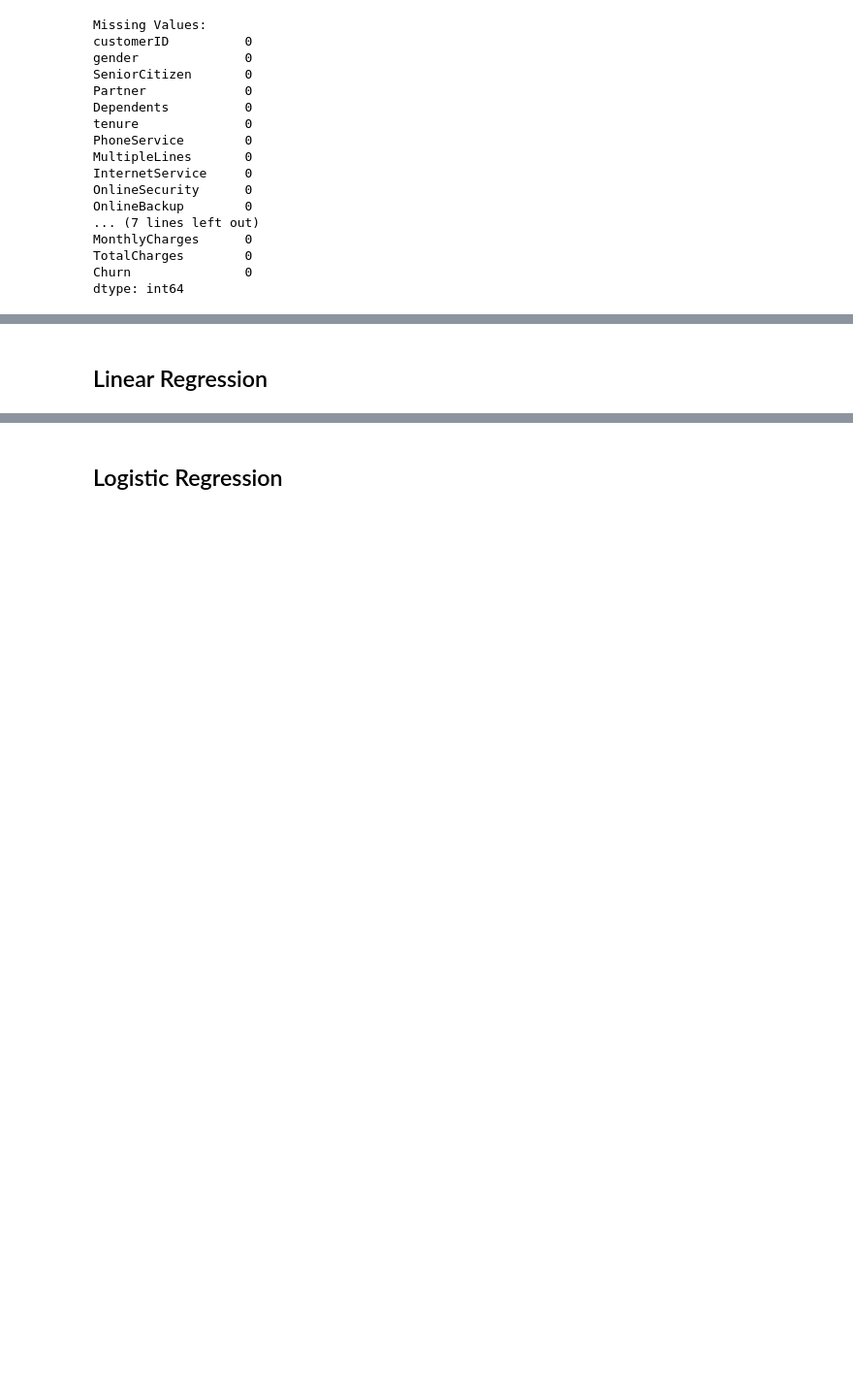
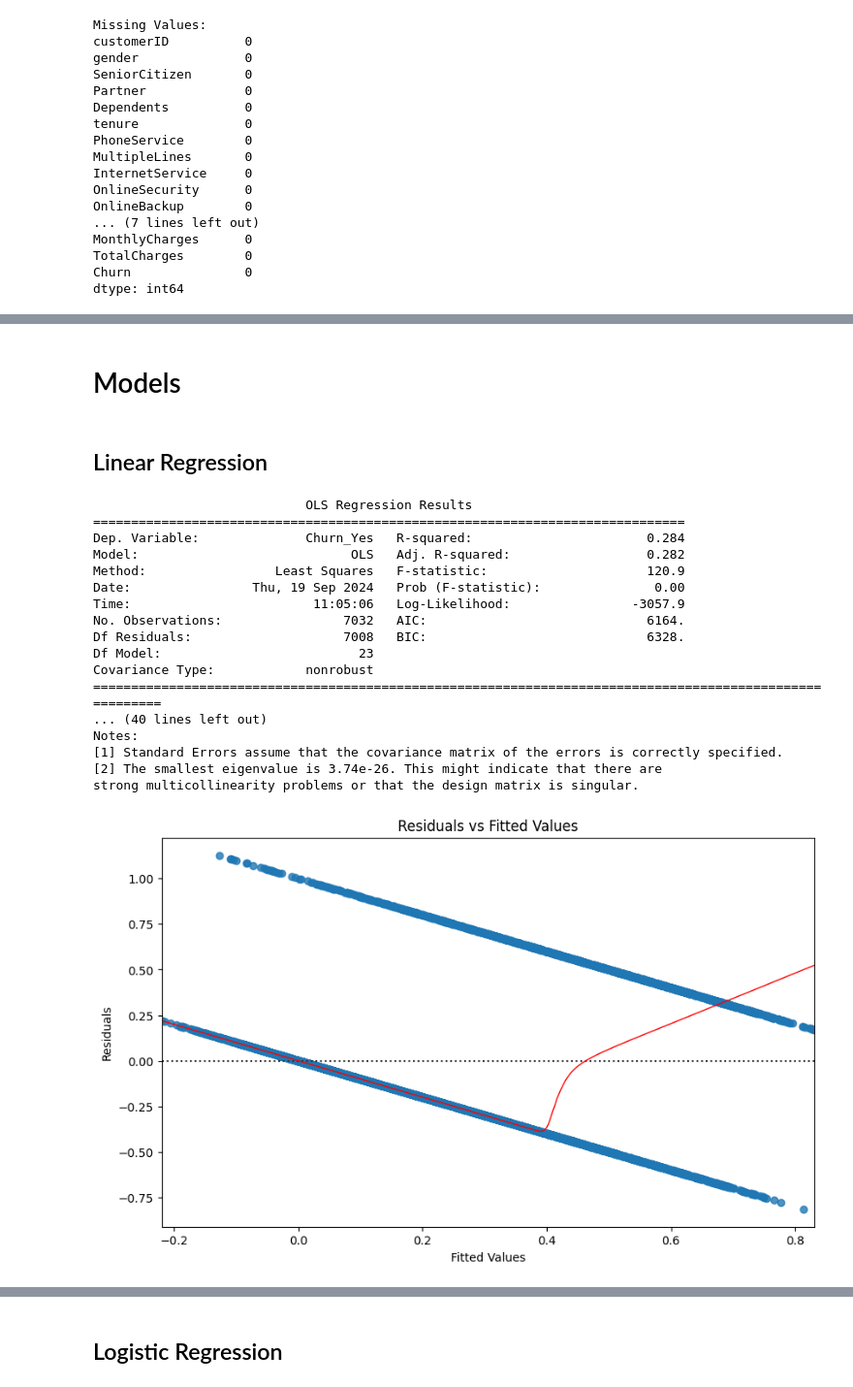
Before and after one commit to aghakishiyeva/Interpretable-ML-II, a Jupyter notebook: AIPI590_Assignment_3.ipynb, the cells around one changed output, grey strips where cells are left out. Shown: that part at 97% size. Cells and saved outputs as stored; diff of their text form; code cells hidden in the pictures; blank space fills up the shorter version.

```diff
--- a/AIPI590_Assignment_3.ipynb
+++ b/AIPI590_Assignment_3.ipynb
@@ -82,4 +81,0 @@ dtype: object
-# %%
-# Data preprocessing
-df['SeniorCitizen'] = df['SeniorCitizen'].astype('category')
-df['TotalCharges'] = pd.to_numeric(df['TotalCharges'], errors='coerce')
@@ -142,2 +134,55 @@ plt.show()
+# %% [markdown]
+# Models
 # %% [markdown]
 ## Linear Regression
+# %%
+categorical_features.append("Churn")
+df_dummies = pd.get_dummies(df[categorical_features], drop_first=True).astype(int)
+
+df_final = pd.concat([df[numeric_features], df_dummies], axis=1)
+
+target = "Churn_Yes"
+X_vars = df_final.drop(columns=[target])
+y_var = df_final[target]
+
+X_vars = sm.add_constant(X_vars)
+
+vif_df = pd.DataFrame({
+    "feature": X_vars.columns,
+    "VIF": [variance_inflation_factor(X_vars.values, idx) for idx in range(X_vars.shape[1])]
+})
+
+linear_model = sm.OLS(y_var, X_vars).fit()
+
+print(linear_model.summary())
+
+plt.figure(figsize=(10, 6))
+sns.residplot(x=linear_model.fittedvalues, y=linear_model.resid, lowess=True,
+              line_kws={"color": "red", "lw": 1})
+plt.xlabel("Fitted Values")
+plt.ylabel("Residuals")
+plt.title("Residuals vs Fitted Values")
+plt.show()
+
+sm.qqplot(linear_model.resid, line="45")
+plt.title("Q-Q Plot")
+plt.show()
+# %% [output]
+                            OLS Regression Results
+==============================================================================
+Dep. Variable:              Churn_Yes   R-squared:                       0.284
+Model:                            OLS   Adj. R-squared:                  0.282
+Method:                 Least Squares   F-statistic:                     120.9
+Date:                Thu, 19 Sep 2024   Prob (F-statistic):               0.00
+Time:                        11:05:06   Log-Likelihood:                -3057.9
+No. Observations:                7032   AIC:                             6164.
+Df Residuals:                    7008   BIC:                             6328.
+Df Model:                          23
+Covariance Type:            nonrobust
+=========================================================================================================
+... (40 lines left out)
+Notes:
+[1] Standard Errors assume that the covariance matrix of the errors is correctly specified.
+[2] The smallest eigenvalue is 3.74e-26. This might indicate that there are
+strong multicollinearity problems or that the design matrix is singular.
+[figure, added]
```
Also changed, not shown: parts of 32 cells of this notebook.
